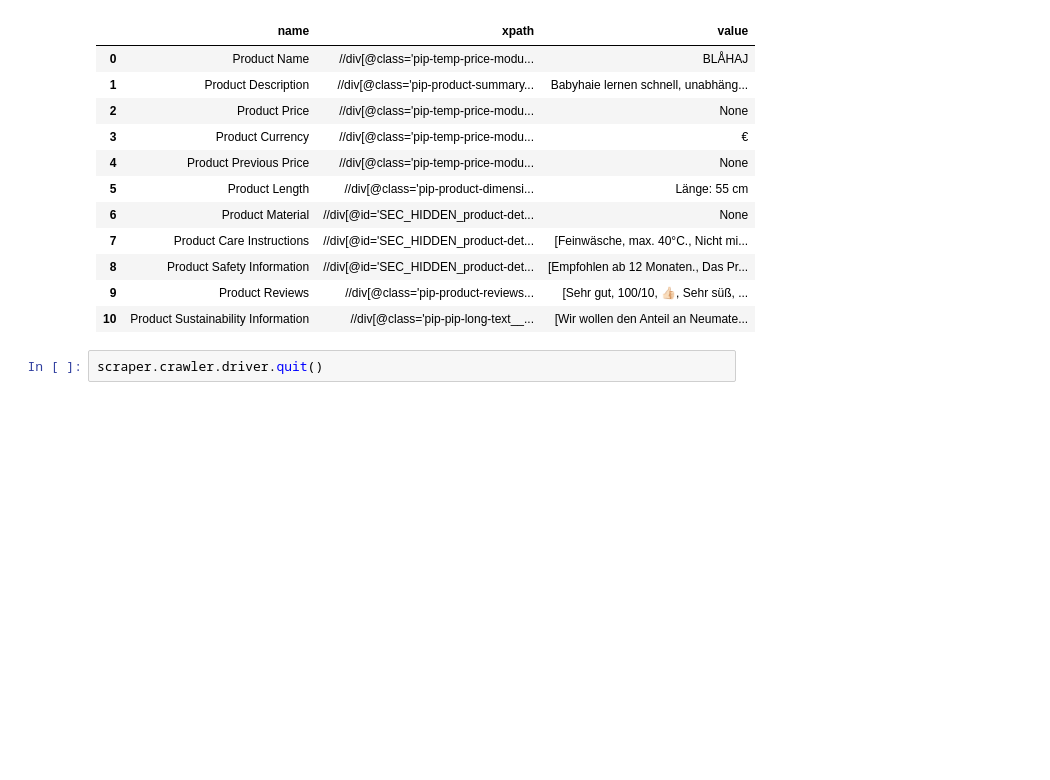
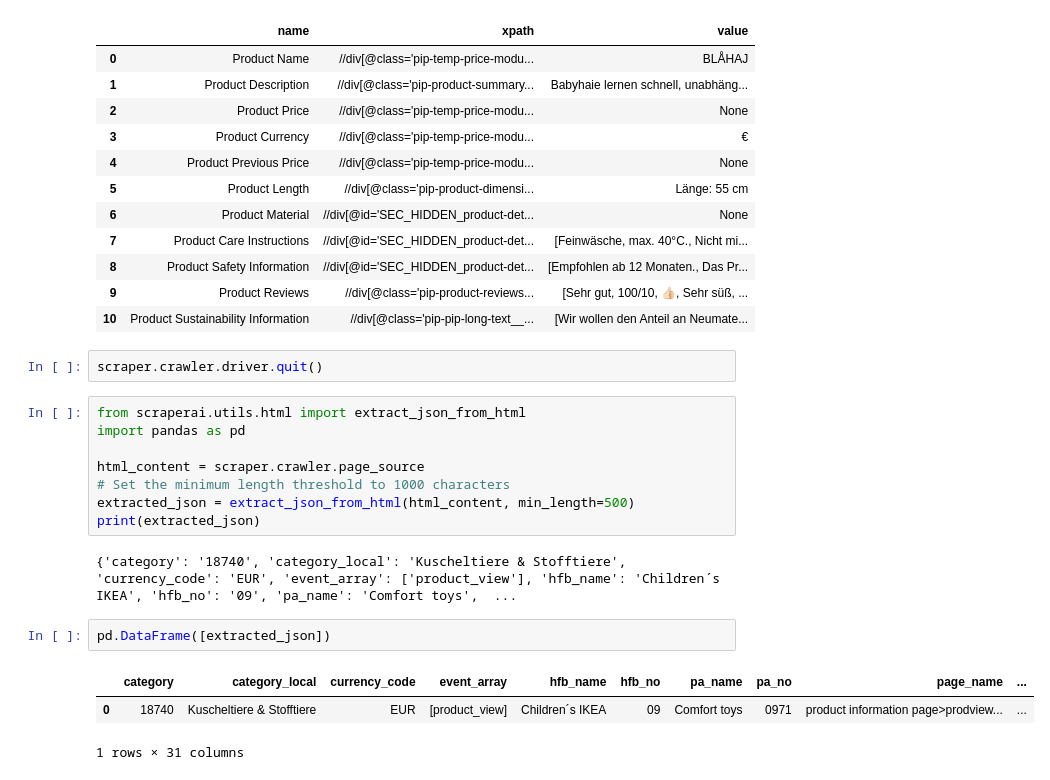
Before and after one commit to scraperai/scraperai, a Jupyter notebook: examples/ikea.ipynb, the cells around one changed output. Saved outputs shown, nothing was run; the diff lists cells and outputs as text; blank space fills up the shorter version.

```diff
--- a/examples/ikea.ipynb
+++ b/examples/ikea.ipynb
@@ -56,3 +56,19 @@ scraper.static_fields_df
 | 10 | Product Sustainability Information | //div[@class='pip-pip-long-text__... | [Wir wollen den Anteil an Neumate... |
 # %%
 scraper.crawler.driver.quit()
+# %%
+from scraperai.utils.html import extract_json_from_html
+import pandas as pd
+
+html_content = scraper.crawler.page_source
+# Set the minimum length threshold to 1000 characters
+extracted_json = extract_json_from_html(html_content, min_length=500)
+print(extracted_json)
+# %% [output]
+{'category': '18740', 'category_local': 'Kuscheltiere & Stofftiere', 'currency_code': 'EUR', 'event_array': ['product_view'], 'hfb_name': 'Children´s IKEA', 'hfb_no': '09', 'pa_name': 'Comfort toys',  ...
+# %%
+pd.DataFrame([extracted_json])
+# %% [output]
+|  | category | category_local | currency_code | event_array | hfb_name | hfb_no | pa_name | pa_no | page_name | ... |
+| 0 | 18740 | Kuscheltiere & Stofftiere | EUR | [product_view] | Children´s IKEA | 09 | Comfort toys | 0971 | product information page>prodview... | ... |
+1 rows × 31 columns
```
Also changed, not shown: 4 other files.
